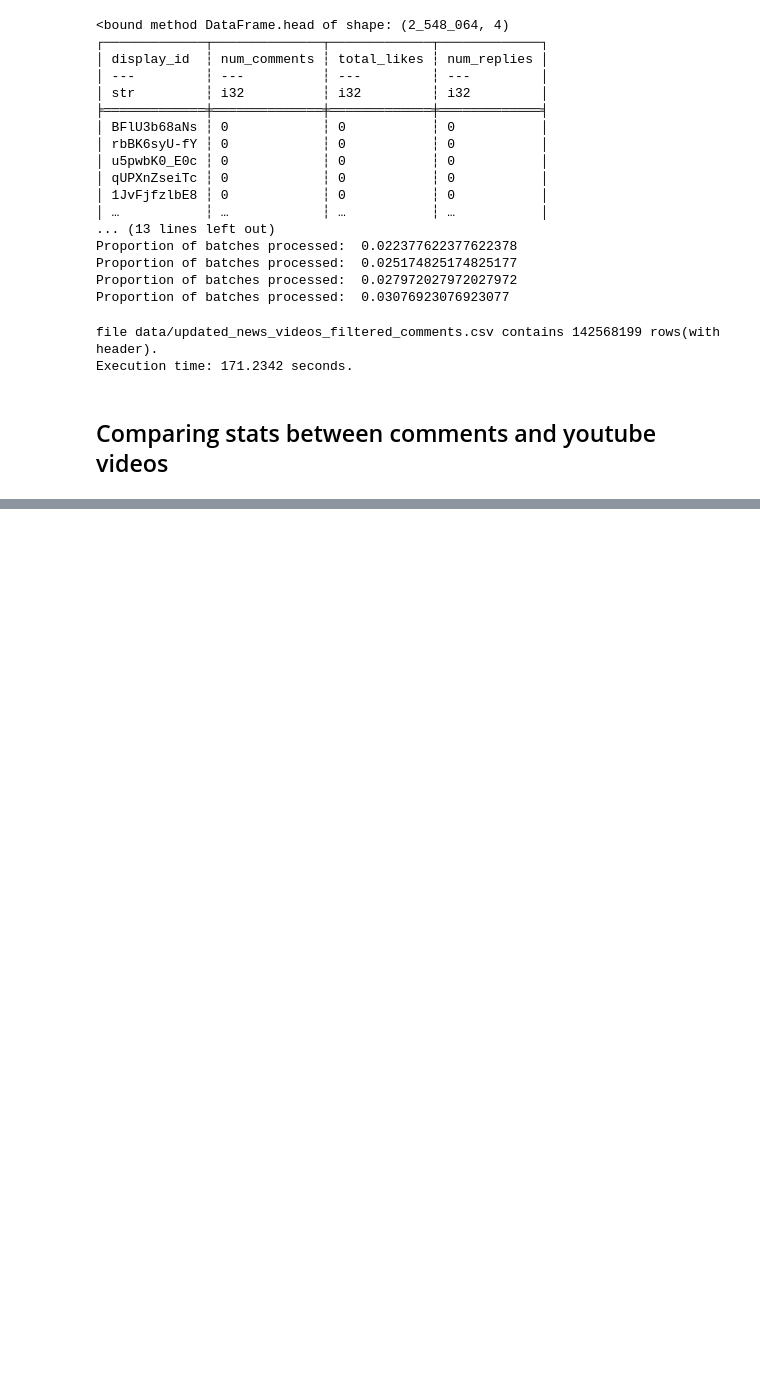
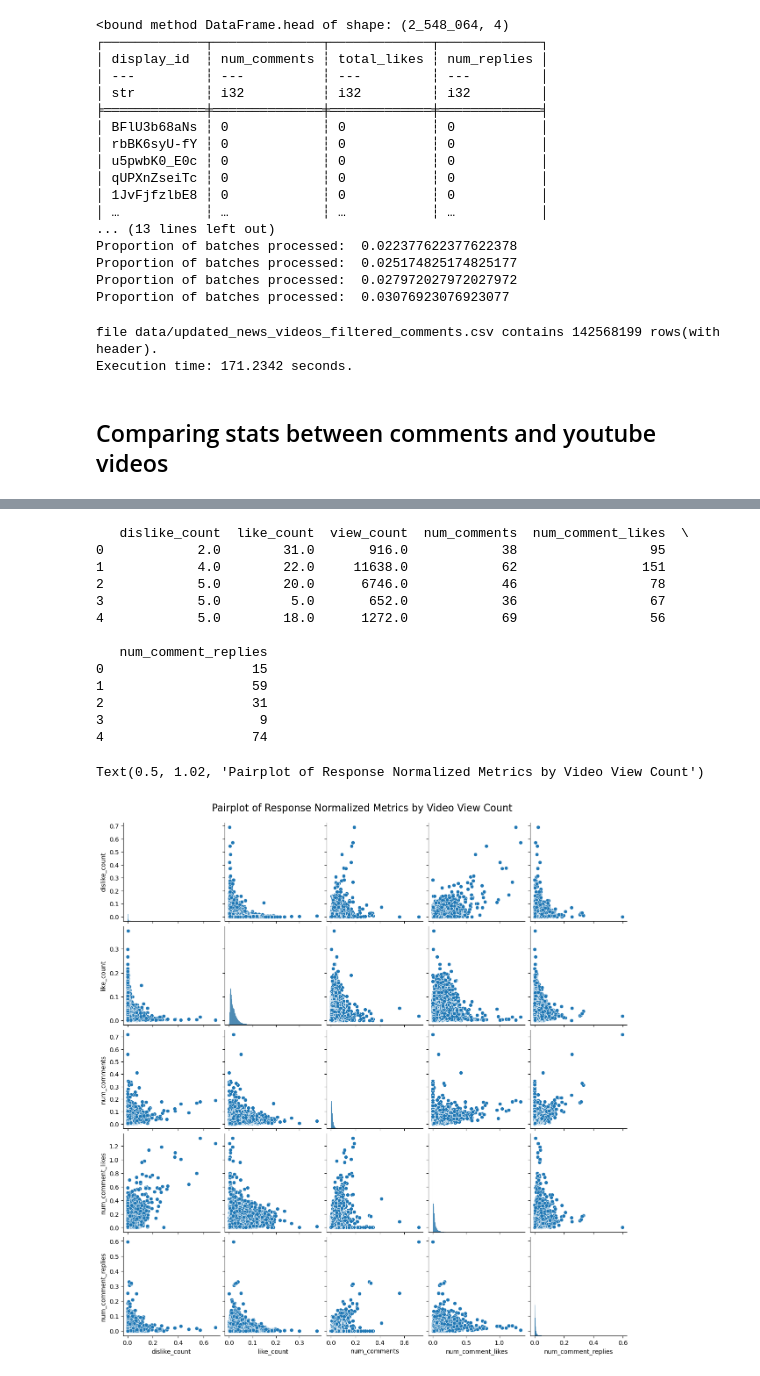
Before and after one commit to epfl-ada/ada-2024-project-lil0mohammadali, a Jupyter notebook: results.ipynb, the cells around one changed output, grey strips where cells are left out. Drawn from its saved outputs; the diff is of its cells as text; code cells hidden in the pictures; blank space fills up the shorter version.

```diff
--- a/results.ipynb
+++ b/results.ipynb
@@ -758,20 +780,35 @@ Execution time: 171.2342 seconds.
 ## Comparing stats between comments and youtube videos
 # %%
 import polars as pl
-comments_df = pl.read_csv("comment_stats.csv")
+import seaborn as sns
+import matplotlib.pyplot as plt
+comments_df = pl.read_csv("data/comment_stats.csv")
 video_metadata_df = pl.read_csv("data/final_yt_metadata_helper.csv")
-
 
 print("number of comments: ", comments_df['num_comments'].sum())
 
 count_non_zero_comments = comments_df.filter(pl.col("num_comments") != 0)
 print("number of non-zero comment videos: ", count_non_zero_comments.height)
 
-print(count_non_zero_comments.head())
-print(video_metadata_df.head())
+# print(count_non_zero_comments.head())
+# print(video_metadata_df.head())
 
 video_response_stats = video_metadata_df.select("display_id", "dislike_count", "like_count", "view_count")
 
+joined_condensed_video_comment_df = video_response_stats.join(count_non_zero_comments, how = 'inner', left_on='display_id', right_on='display_id')
+# print(joined_condensed_video_comment_df)
+
+video_comment_metrics_pd = joined_condensed_video_comment_df.to_pandas()
+video_comment_metrics_pd = video_comment_metrics_pd.drop('display_id', axis=1)
+
+print(video_comment_metrics_pd)
+combined_comment_metrics = video_comment_metrics_pd[['view_count']].copy(deep=True)
+# print(combined_comment_metrics.head())
+combined_comment_metrics['dislike+like_count'] = video_comment_metrics_pd[['like_count', 'dislike_count']].sum(axis=1)
+combined_comment_metrics['num_comments+replies'] = video_comment_metrics_pd[['num_comments', 'num_comment_replies']].sum(axis=1)
+combined_comment_metrics['num_comments+replies+likes'] = video_comment_metrics_pd[['num_comments', 'num_comment_replies', 'num_comment_likes']].sum(axis=1)
+
+print("combined", combined_comment_metrics)
 # Num comments does not count num_replies
 # %% [output]
 number of comments:  142568199
@@ -805,0 +835,24 @@ sns.pairplot(pandas_df)
+# %%
+print(video_comment_metrics_pd.head())
+pp = sns.pairplot(video_comment_metrics_pd.apply(lambda x: x/video_comment_metrics_pd['view_count']).drop(columns=['view_count']))
+plt.suptitle("Pairplot of Response Normalized Metrics by Video View Count", y=1.02, fontsize=16)
+
+# for ax in pp.axes.flat:
+#     ax.set(xscale='log')
+#     ax.set(yscale='log')
+# %% [output]
+   dislike_count  like_count  view_count  num_comments  num_comment_likes  \
+0            2.0        31.0       916.0            38                 95
+1            4.0        22.0     11638.0            62                151
+2            5.0        20.0      6746.0            46                 78
+3            5.0         5.0       652.0            36                 67
+4            5.0        18.0      1272.0            69                 56
+
+   num_comment_replies
+0                   15
+1                   59
+2                   31
+3                    9
+4                   74
+Text(0.5, 1.02, 'Pairplot of Response Normalized Metrics by Video View Count')
+[figure, added]
```
Also changed, not shown: parts of 15 cells of this notebook, 2 other files.
